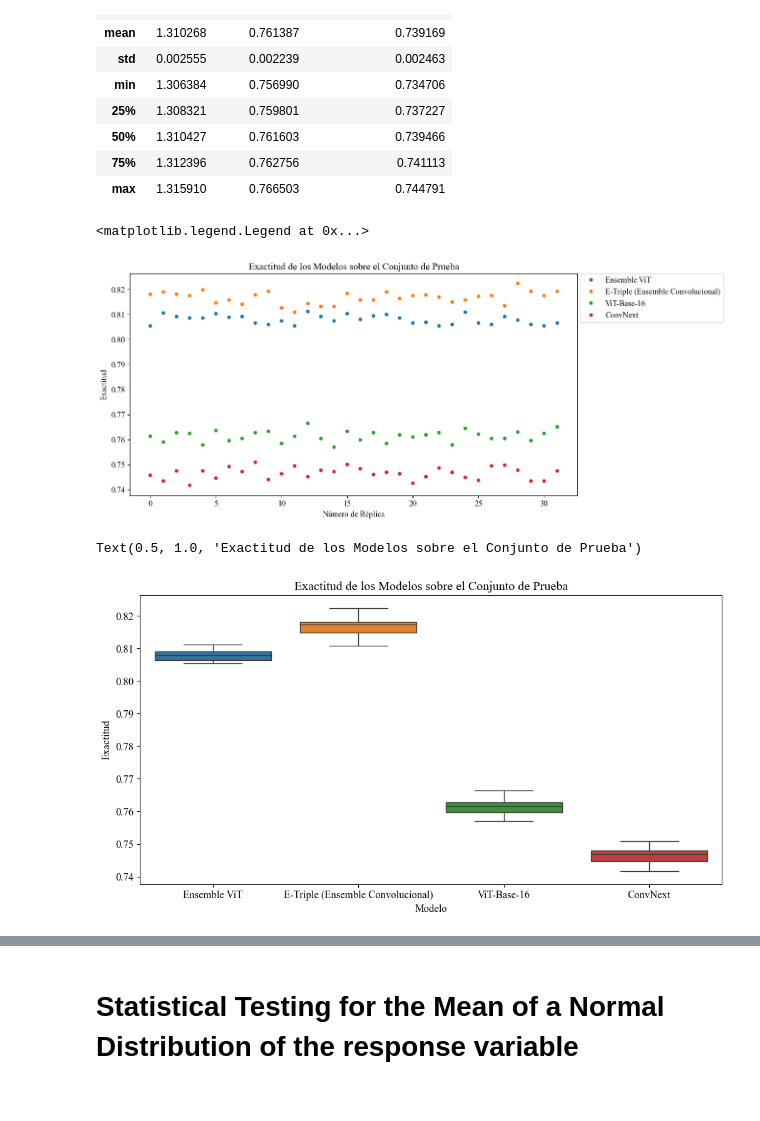
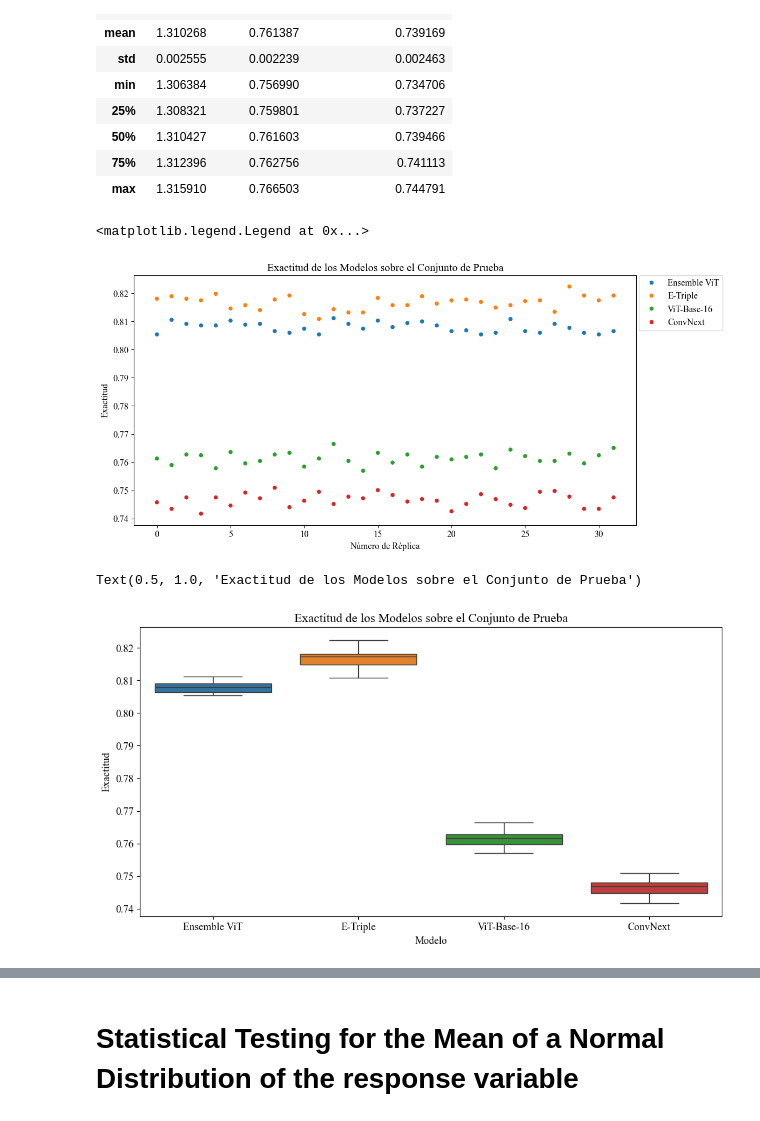
Before and after one commit to Antonio-Tresol/vits_ensemble_cr_leaves, a Jupyter notebook: metrics/metrics_analysis_spanish.ipynb, the cells around one changed output, grey strips where cells are left out. Saved outputs shown, nothing was run; the diff lists cells and outputs as text; code cells hidden in the pictures.

```diff
--- a/metrics/metrics_analysis_spanish.ipynb
+++ b/metrics/metrics_analysis_spanish.ipynb
@@ -65,34 +65,34 @@ import seaborn as sns
 # %%
 all_metrics = pd.concat(
     [
         vit_ensemble,
         conv_ensemble,
         vit_base_16,
         convnext
     ],
     axis=0,
 )
 
 
 all_metrics["Modelo"] = (
     ["Ensemble ViT"] * vit_ensemble.shape[0]
-    + ["E-Triple (Ensemble Convolucional)"] * conv_ensemble.shape[0]
+    + ["E-Triple"] * conv_ensemble.shape[0]
     + ["ViT-Base-16"] * vit_base_16.shape[0]
     + ["ConvNext"] * convnext.shape[0]
 )
 
 all_metrics
 
 
 plt.figure(figsize=figsize)
 sns.scatterplot(data=all_metrics, x=all_metrics.index, y="test/Accuracy", hue="Modelo")
 plt.xlabel("Número de Réplica")
 plt.ylabel("Exactitud")
 plt.title("Exactitud de los Modelos sobre el Conjunto de Prueba")
 plt.legend(bbox_to_anchor=(1.005, 1), loc=2, borderaxespad=0.0)
 # %% [output]
 <matplotlib.legend.Legend at 0x...>
-[figure, old version]
+[figure, new version]
 # %%
 plt.figure(figsize=figsize)
 sns.boxplot(data=all_metrics, x="Modelo", y="test/Accuracy", hue="Modelo")
@@ -101,7 +101,7 @@ plt.ylabel("Exactitud")
 plt.title("Exactitud de los Modelos sobre el Conjunto de Prueba")
 # %% [output]
 Text(0.5, 1.0, 'Exactitud de los Modelos sobre el Conjunto de Prueba')
-[figure, old version]
+[figure, new version]
 # %%
 plt.figure(figsize=figsize)
 # use a color palette accepted by IEEE
```
Also changed, not shown: parts of 4 cells of this notebook, 1 other file.
